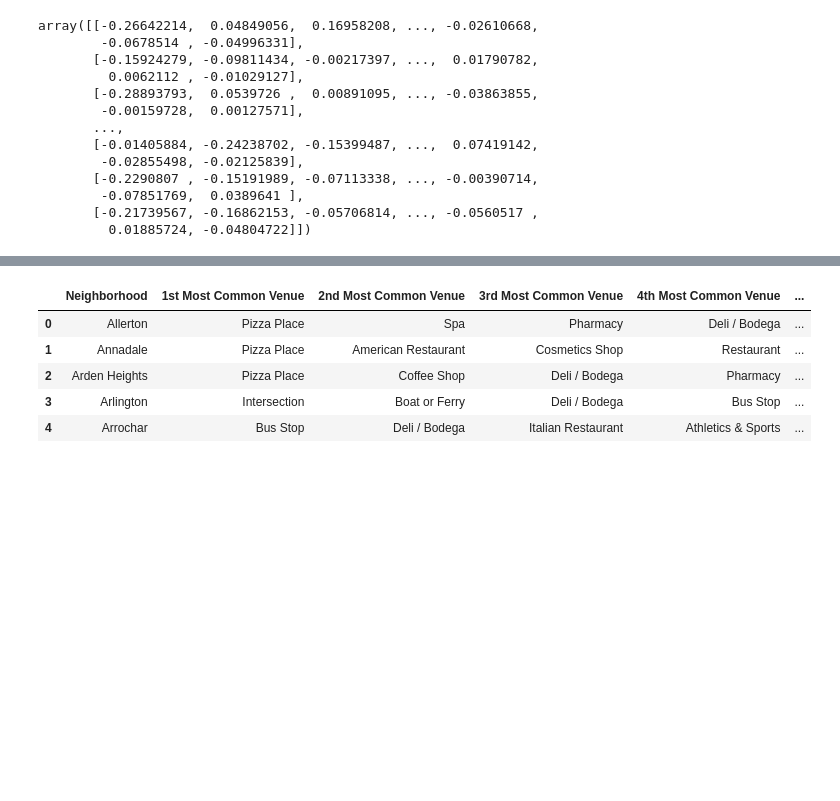
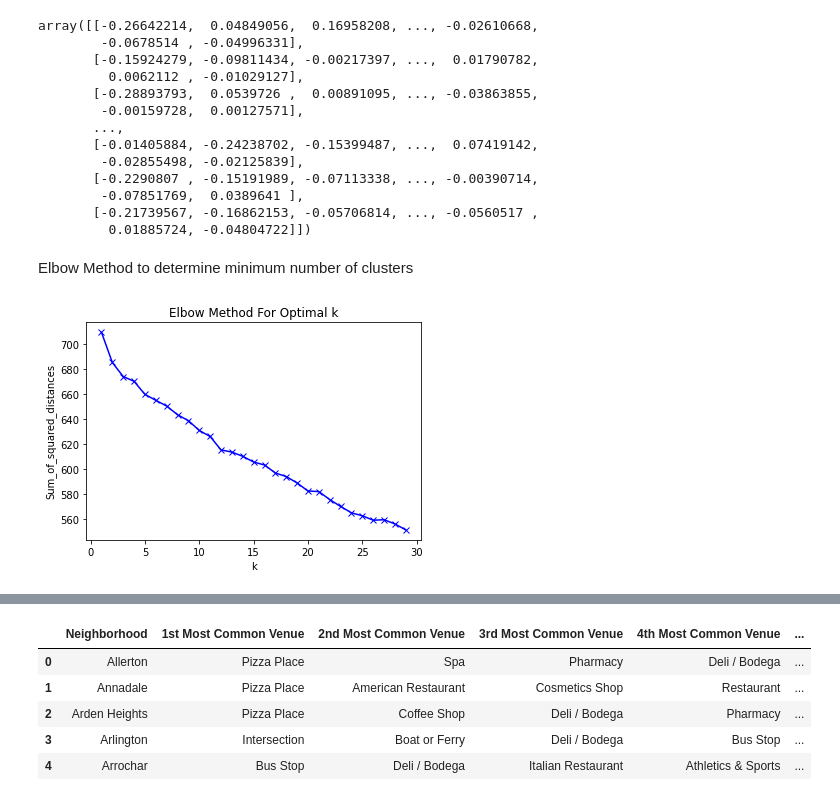
Before and after one commit to nazrulcse2k/data_science_nazrul, a Jupyter notebook: NY vs Toronto.ipynb, the cells around one changed output, grey strips where cells are left out. Cells and saved outputs as stored; diff of their text form; code cells hidden in the pictures; blank space fills up the shorter version.

```diff
--- a/NY vs Toronto.ipynb
+++ b/NY vs Toronto.ipynb
@@ -83,3 +85,19 @@ array([[-0.26642214,  0.04849056,  0.16958208, ..., -0.02610668,
         -0.07851769,  0.0389641 ],
        [-0.21739567, -0.16862153, -0.05706814, ..., -0.0560517 ,
          0.01885724, -0.04804722]])
+# %% [markdown]
+Elbow Method to determine minimum number of clusters
+# %%
+Sum_of_squared_distances = []
+K = range(1, 30)
+for kclusters in K:
+    km = KMeans(n_clusters=kclusters, init='k-means++', n_init=10, max_iter=300, tol=0.0001,  random_state=10).fit(dataset)
+    Sum_of_squared_distances.append(km.inertia_)
+
+plt.plot(K, Sum_of_squared_distances, 'bx-')
+plt.xlabel('k')
+plt.ylabel('Sum_of_squared_distances')
+plt.title('Elbow Method For Optimal k')
+plt.show()
+# %% [output]
+[figure, added]
```
Also changed, not shown: parts of 25 cells of this notebook, 3 other files.
